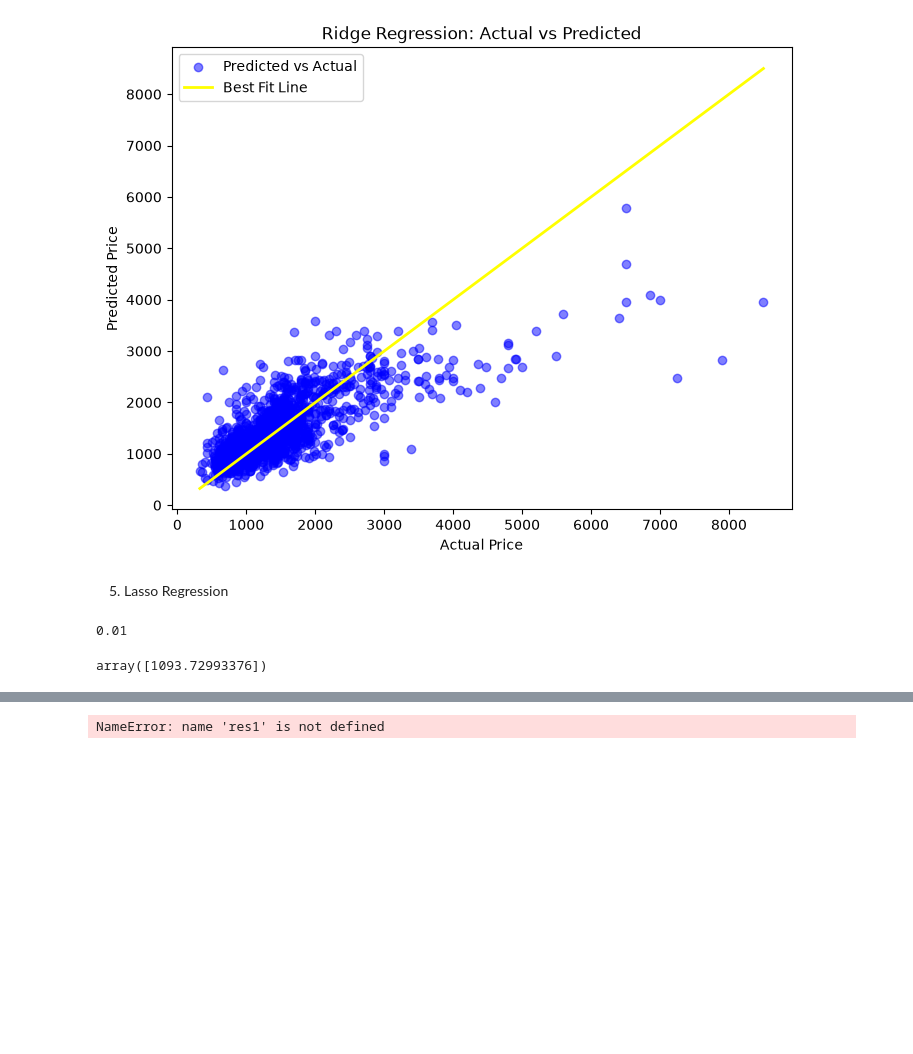
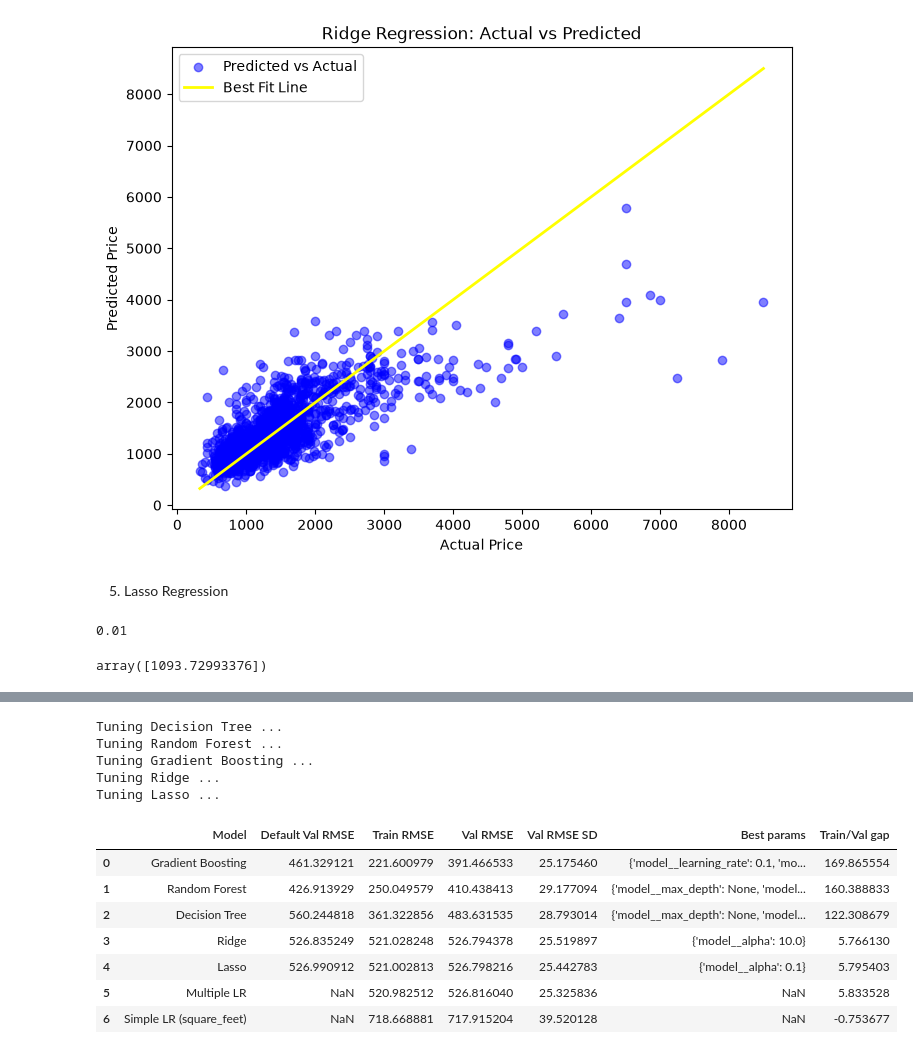
Before and after one commit to bpoggialways/INTRO_ML, a Jupyter notebook: challenge1.ipynb, the cells around one changed output, grey strips where cells are left out. Cells and saved outputs as stored; diff of their text form; code cells hidden in the pictures; blank space fills up the shorter version.

```diff
--- a/challenge1.ipynb
+++ b/challenge1.ipynb
@@ -624,14 +629,47 @@ cv_score_ridge = cross_val_score(ridge_cv, X_test_scaled, y_pred_ridge, cv=10)
 # %%
-print(
-    f"Simple LR   -> Train RMSE: {-res1['train_score'].mean():.2f} | "
-    f"Val RMSE: {-res1['test_score'].mean():.2f} (+/- {res1['test_score'].std():.2f})\n"
-    f"Multiple LR -> Train RMSE: {-res2['train_score'].mean():.2f} | "
-    f"Val RMSE: {-res2['test_score'].mean():.2f} (+/- {res2['test_score'].std():.2f})\n"
-    f"Decision Tree CV scores: {cv_score3.round(2)}\n"
-    f"Tree 1 CV scores: {cv_tree_1.round(2)}; mean: {cv_tree_1.mean():.2f}\n"
-    f"Tree 2 CV scores: {cv_tree_2.round(2)}; mean: {cv_tree_2.mean():.2f}\n"
-    f"Tree 3 CV scores: {cv_tree_3.round(2)}; mean: {cv_tree_3.mean():.2f}\n"
-    f"Ridge Regression CV score: {cv_score_ridge.round(2)}"
-)
+SCORING = "neg_root_mean_squared_error"
+
+def tune(name, estimator, grid):
+    base = cross_validate(estimator, X2, y2, cv=cv, scoring=SCORING)   # untuned baseline
+    gs = GridSearchCV(estimator, grid, cv=cv, scoring=SCORING,
+                      return_train_score=True, n_jobs=-1)
+    gs.fit(X2, y2)
+    i = gs.best_index_
+    return gs, {"Model": name,
+                "Default Val RMSE": -base["test_score"].mean(),
+                "Train RMSE": -gs.cv_results_["mean_train_score"][i],
+                "Val RMSE": -gs.best_score_,
+                "Val RMSE SD": gs.cv_results_["std_test_score"][i],
+                "Best params": gs.best_params_}
+
+models = {
+    "Decision Tree": (Pipeline([("model", DecisionTreeRegressor(random_state=42))]),
+        {"model__max_depth": [4, 6, 8, 10, 15, None],
+         "model__min_samples_leaf": [1, 5, 10, 20],
+         "model__min_samples_split": [2, 10, 20]}),
+    "Random Forest": (Pipeline([("model", RandomForestRegressor(n_estimators=300, random_state=42, n_jobs=-1))]),
+        {"model__max_depth": [None, 20],
+         "model__min_samples_leaf": [1, 3, 5],
+         "model__max_features": [0.5, 1.0]}),
+    "Gradient Boosting": (Pipeline([("model", GradientBoostingRegressor(random_state=42))]),
+        {"model__n_estimators": [200, 400],
+         "model__learning_rate": [0.05, 0.1],
+         "model__max_depth": [3, 4, 5],
+         "model__min_samples_leaf": [1, 10]}),
+    "Ridge": (Pipeline([("scale", StandardScaler()), ("model", Ridge())]),
+        {"model__alpha": np.logspace(-3, 3, 13)}),
+    "Lasso": (Pipeline([("scale", StandardScaler()), ("model", Lasso(max_iter=10000))]),
+        {"model__alpha": np.logspace(-3, 2, 11)}),
+}
+
+searches, rows = {}, []
+for name, (est, grid) in models.items():
+    print("Tuning", name, "...")
+    searches[name], row = tune(name, est, grid)
+    rows.append(row)
 # %% [output]
-NameError: name 'res1' is not defined
+Tuning Decision Tree ...
+Tuning Random Forest ...
+Tuning Gradient Boosting ...
+Tuning Ridge ...
+Tuning Lasso ...
@@ -637,0 +724,22 @@ NameError: name 'res1' is not defined
+# %%
+rows.append({"Model": "Simple LR (square_feet)",
+             "Train RMSE": -res1["train_score"].mean(),
+             "Val RMSE": -res1["test_score"].mean(),
+             "Val RMSE SD": res1["test_score"].std()})
+rows.append({"Model": "Multiple LR",
+             "Train RMSE": -res2["train_score"].mean(),
+             "Val RMSE": -res2["test_score"].mean(),
+             "Val RMSE SD": res2["test_score"].std()})
+
+comparison = pd.DataFrame(rows).sort_values("Val RMSE").reset_index(drop=True)
+comparison["Train/Val gap"] = comparison["Val RMSE"] - comparison["Train RMSE"]
+comparison
+# %% [output]
+|  | Model | Default Val RMSE | Train RMSE | Val RMSE | Val RMSE SD | Best params | Train/Val gap |
+| 0 | Gradient Boosting | 461.329121 | 221.600979 | 391.466533 | 25.175460 | {'model__learning_rate': 0.1, 'mo... | 169.865554 |
+| 1 | Random Forest | 426.913929 | 250.049579 | 410.438413 | 29.177094 | {'model__max_depth': None, 'model... | 160.388833 |
+| 2 | Decision Tree | 560.244818 | 361.322856 | 483.631535 | 28.793014 | {'model__max_depth': None, 'model... | 122.308679 |
+| 3 | Ridge | 526.835249 | 521.028248 | 526.794378 | 25.519897 | {'model__alpha': 10.0} | 5.766130 |
+| 4 | Lasso | 526.990912 | 521.002813 | 526.798216 | 25.442783 | {'model__alpha': 0.1} | 5.795403 |
+| 5 | Multiple LR | NaN | 520.982512 | 526.816040 | 25.325836 | NaN | 5.833528 |
+| 6 | Simple LR (square_feet) | NaN | 718.668881 | 717.915204 | 39.520128 | NaN | -0.753677 |
```
Also changed, not shown: parts of 14 cells of this notebook, 7 other files.
